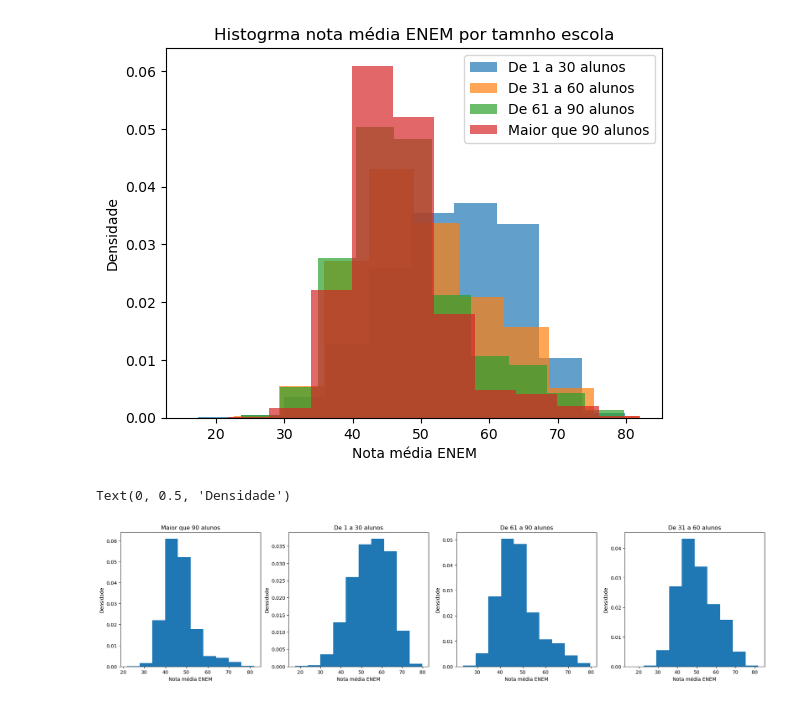
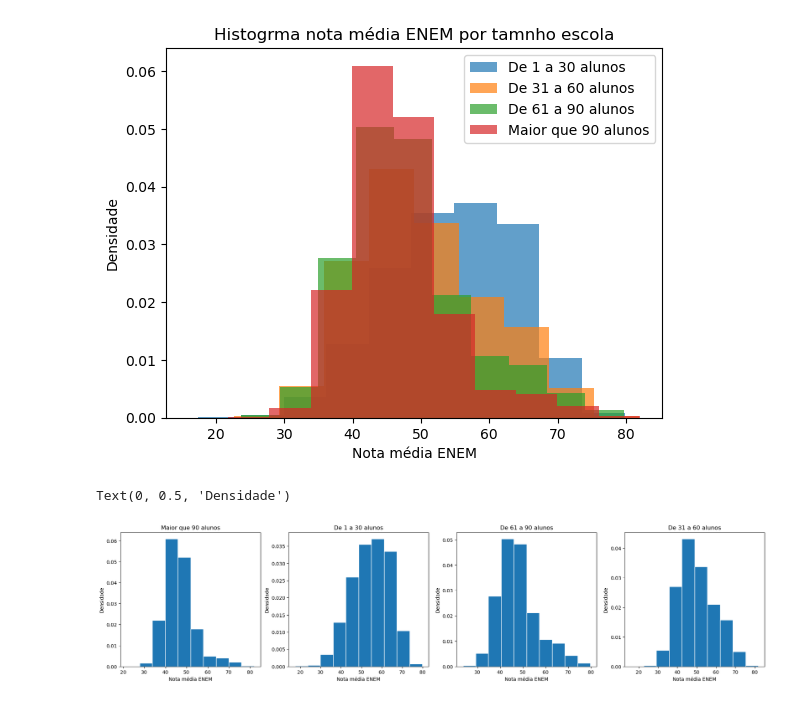
Before and after one commit to LuanaPLGuimaraes/Grupo12A_Projeto2_CDados, a Jupyter notebook: mineracao.ipynb, the cells around one changed output. Cells and saved outputs as stored; diff of their text form; code cells hidden in the pictures.

Commit message:
edgecolor

```diff
--- a/mineracao.ipynb
+++ b/mineracao.ipynb
@@ -253,35 +253,35 @@ Text(0, 0.5, 'Densidade')
 # %%
 dados_90 = dados.loc[dados['TAMANHO'] == 'Maior que 90 alunos']
 dados_1_30 = dados.loc[dados['TAMANHO'] == 'De 1 a 30 alunos']
 dados_61_90 = dados.loc[dados['TAMANHO'] == 'De 61 a 90 alunos']
 dados_31_60 = dados.loc[dados['TAMANHO'] == 'De 31 a 60 alunos']
 
 plt.figure(figsize=(30,5))
 
 plt.subplot(1,5,2)
-plt.hist(dados_1_30['MEDIA_TOTAL_ENEM'], density=True)
+plt.hist(dados_1_30['MEDIA_TOTAL_ENEM'], density=True, edgecolor = 'white')
 plt.title('De 1 a 30 alunos')
 plt.xlabel('Nota média ENEM')
 plt.ylabel('Densidade')
 
 plt.subplot(1,5,4)
-plt.hist(dados_31_60['MEDIA_TOTAL_ENEM'], density=True)
+plt.hist(dados_31_60['MEDIA_TOTAL_ENEM'], density=True, edgecolor = 'white')
 plt.title('De 31 a 60 alunos')
 plt.xlabel('Nota média ENEM')
 plt.ylabel('Densidade')
 
 
 plt.subplot(1,5,3)
-plt.hist(dados_61_90['MEDIA_TOTAL_ENEM'], density=True)
+plt.hist(dados_61_90['MEDIA_TOTAL_ENEM'], density=True, edgecolor = 'white')
 plt.title('De 61 a 90 alunos')
 plt.xlabel('Nota média ENEM')
 plt.ylabel('Densidade')
 
 plt.subplot(1,5,1)
-plt.hist(dados_90['MEDIA_TOTAL_ENEM'], density=True)
+plt.hist(dados_90['MEDIA_TOTAL_ENEM'], density=True, edgecolor = 'white')
 plt.title('Maior que 90 alunos')
 plt.xlabel('Nota média ENEM')
 plt.ylabel('Densidade')
 # %% [output]
 Text(0, 0.5, 'Densidade')
-[figure, old version]
+[figure, new version]
```
Also changed, not shown: parts of 3 cells of this notebook.
